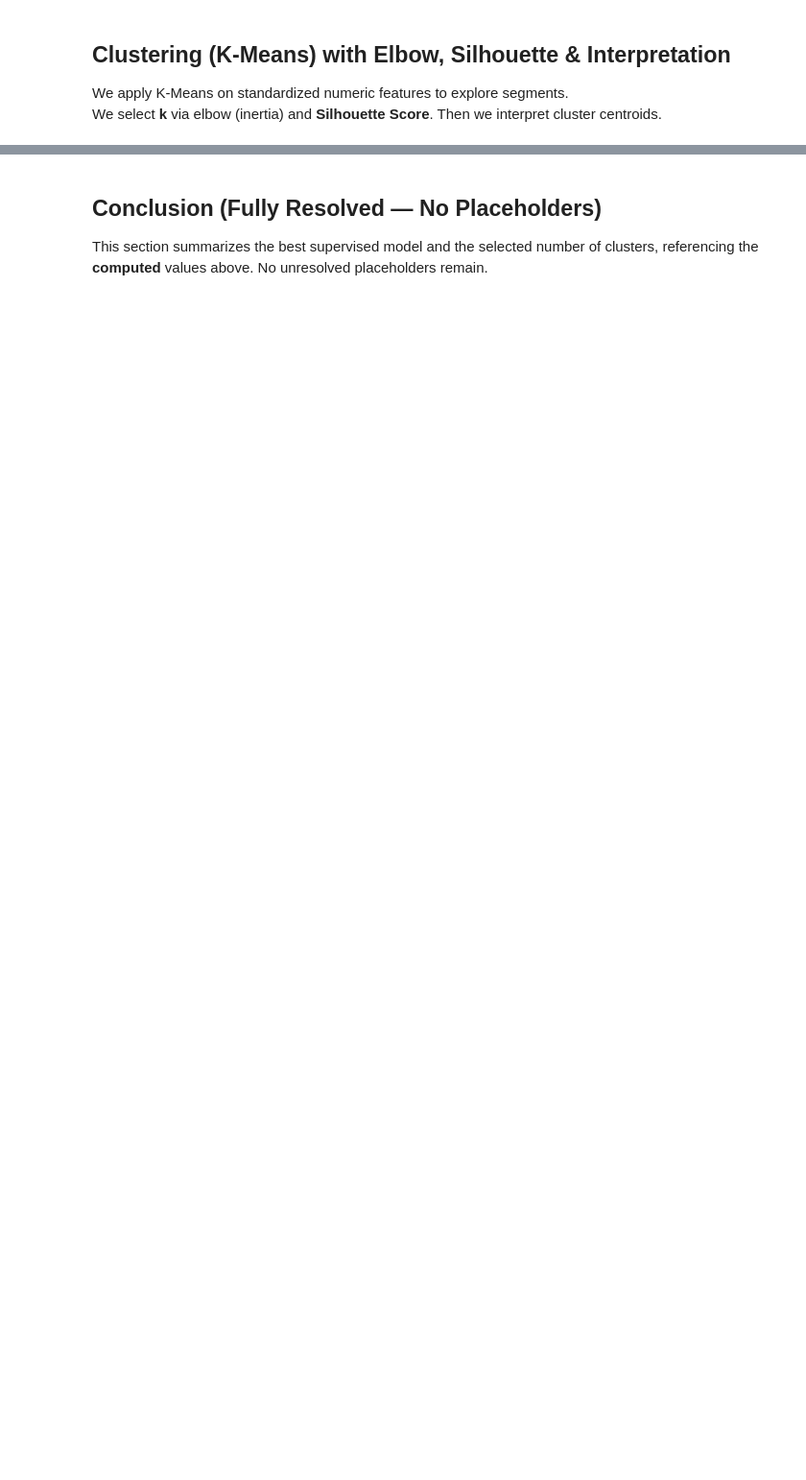
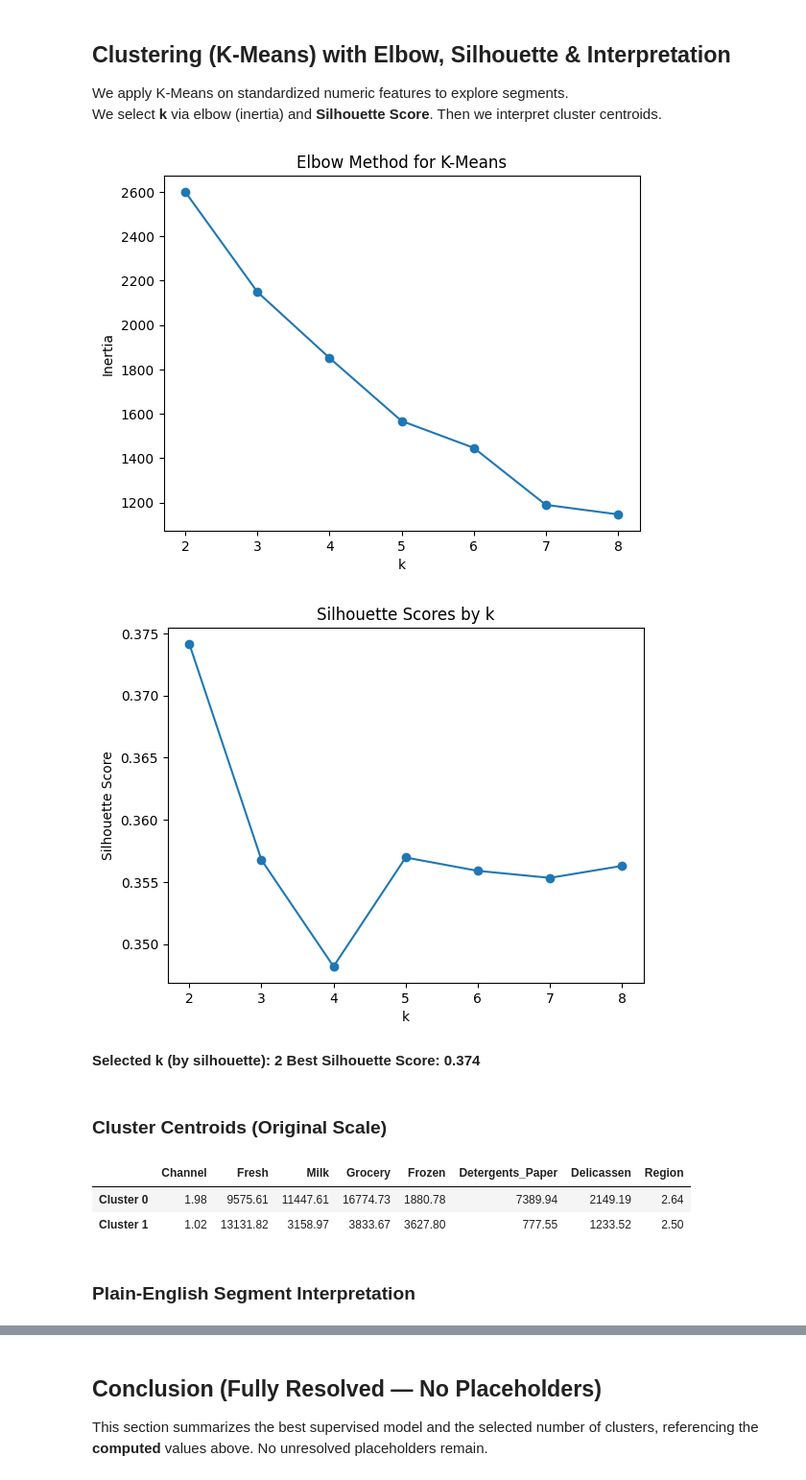
Before and after one commit to prumucena1979/DAMO64010, a Jupyter notebook: Assignment02_NOV16/Notebook/Assignment2_Draft.ipynb, the cells around one changed output, grey strips where cells are left out. Shown at 96% size. Drawn from its saved outputs; the diff is of its cells as text; code cells hidden in the pictures; blank space fills up the shorter version.

```diff
--- a/Assignment02_NOV16/Notebook/Assignment2_Draft.ipynb
+++ b/Assignment02_NOV16/Notebook/Assignment2_Draft.ipynb
@@ -65,13 +62,21 @@ wholesale_customers = fetch_ucirepo(id=292)
 X = wholesale_customers.data.features
 y = wholesale_customers.data.targets
 
+# Combine features and targets into a single DataFrame
+df = pd.concat([X, y], axis=1)
+
+# Create binary target column 'Target' from 'Channel' (1->0, 2->1)
+if 'Channel' in df.columns:
+    df['Target'] = df['Channel'].map({1: 0, 2: 1})
+
 # metadata
 print(wholesale_customers.metadata)
 
 # variable information
 print(wholesale_customers.variables)
 
-
+print(f"\nDataset shape: {df.shape}")
+print(f"Columns: {list(df.columns)}")
 df.head()
 # %% [output]
 {'uci_id': 292, 'name': 'Wholesale customers', 'repository_url': 'https://archive.ics.uci.edu/dataset/292/wholesale+customers', 'data_url': 'https://archive.ics.uci.edu/static/public/292/data.csv', 'a ...
@@ -365,32 +443,41 @@ cluster_labels = kmeans.fit_predict(X_num)
 
 # Centroid interpretation in original scale
 centroids_z = kmeans.cluster_centers_
 centroids_original = scaler.inverse_transform(centroids_z)
 centroids_df = pd.DataFrame(centroids_original, columns=numeric_cols)
 centroids_df.index = [f"Cluster {i}" for i in range(best_k)]
 
 # Create a simple text interpretation per cluster:
 def describe_cluster(row, feature_names, top_n=3):
     # Compare each centroid to overall numeric mean
     overall_means = df[feature_names].mean()
     deltas = row - overall_means
     # Rank by absolute deviation
     ranked = deltas.abs().sort_values(ascending=False)[:top_n]
     statements = []
     for feat in ranked.index:
         direction = "higher" if deltas[feat] > 0 else "lower"
         statements.append(f"{feat} {direction} than average")
     return "; ".join(statements)
 
 interpretations = []
 for i in range(best_k):
     desc = describe_cluster(centroids_df.iloc[i], numeric_cols, top_n=3)
     interpretations.append(f"- **Cluster {i}**: {desc}.")
 
-display(Markdown(f"**Selected k (by silhouette):** **{best_k}**
-**Best Silhouette Score:** **{best_sil:.3f}**"))
+display(Markdown(f"**Selected k (by silhouette):** **{best_k}**\n**Best Silhouette Score:** **{best_sil:.3f}**"))
 display(Markdown("### Cluster Centroids (Original Scale)"))
 display(centroids_df.round(2))
 
 display(Markdown("### Plain-English Segment Interpretation"))
 display(Markdown("\n".join(interpretations)))
+# %% [output]
+[figure, added]
+[figure, added]
+**Selected k (by silhouette):** **2**
+**Best Silhouette Score:** **0.374**
+### Cluster Centroids (Original Scale)
+|  | Channel | Fresh | Milk | Grocery | Frozen | Detergents_Paper | Delicassen | Region |
+| Cluster 0 | 1.98 | 9575.61 | 11447.61 | 16774.73 | 1880.78 | 7389.94 | 2149.19 | 2.64 |
+| Cluster 1 | 1.02 | 13131.82 | 3158.97 | 3833.67 | 3627.80 | 777.55 | 1233.52 | 2.50 |
+### Plain-English Segment Interpretation
```
Also changed, not shown: parts of 10 cells of this notebook.
